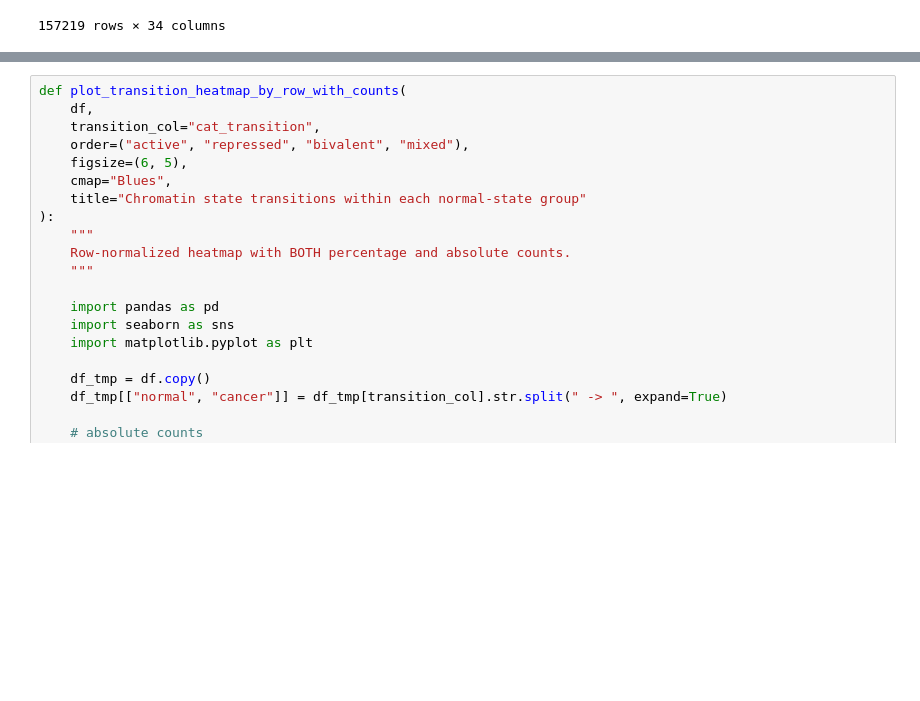
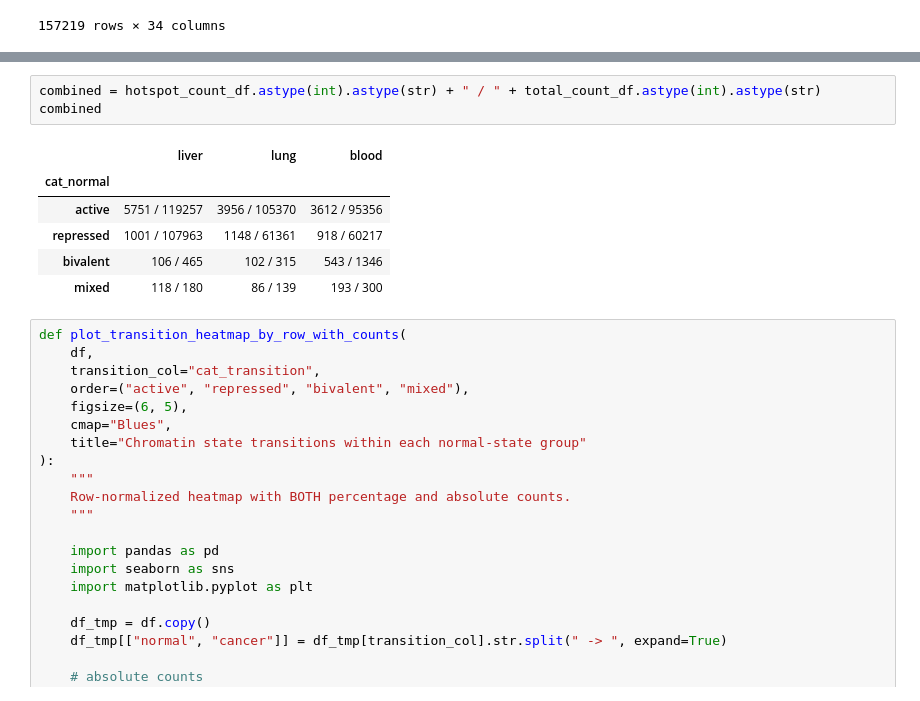
Before and after one commit to caocao0525/HERV, a Jupyter notebook: herv_util_clean.ipynb, the cells around one changed output, grey strips where cells are left out. Cells and saved outputs as stored; diff of their text form; blank space fills up the shorter version.

```diff
--- a/herv_util_clean.ipynb
+++ b/herv_util_clean.ipynb
@@ -682,3 +773,13 @@ NORMAL CELLS
+# %%
+combined = hotspot_count_df.astype(int).astype(str) + " / " + total_count_df.astype(int).astype(str)
+combined
+# %% [output]
+|  | liver | lung | blood |
+| cat_normal |  |  |  |
+| active | 5751 / 119257 | 3956 / 105370 | 3612 / 95356 |
+| repressed | 1001 / 107963 | 1148 / 61361 | 918 / 60217 |
+| bivalent | 106 / 465 | 102 / 315 | 543 / 1346 |
+| mixed | 118 / 180 | 86 / 139 | 193 / 300 |
 # %%
 def plot_transition_heatmap_by_row_with_counts(
     df,
```
Also changed, not shown: parts of 3 cells of this notebook, 1 other file.
